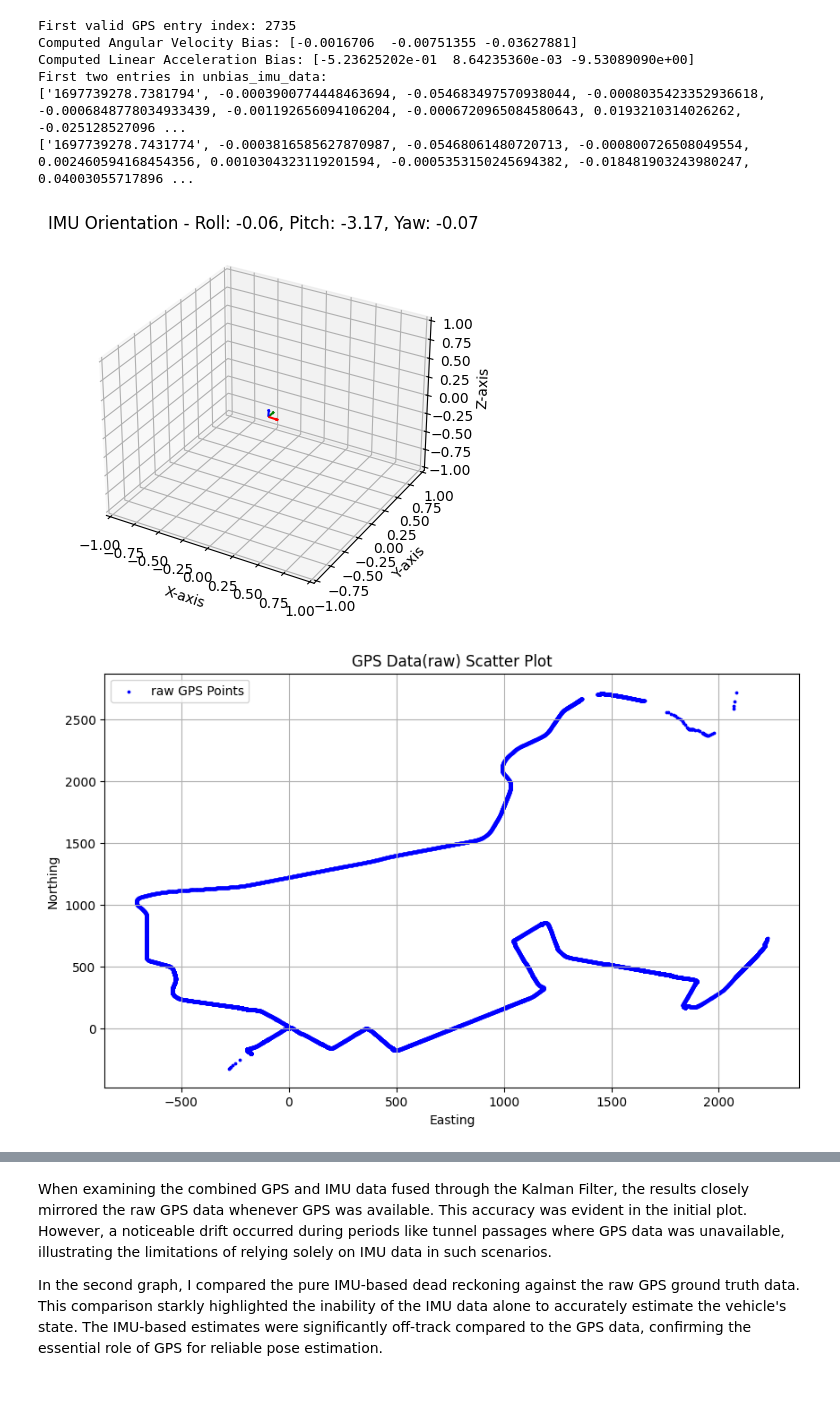
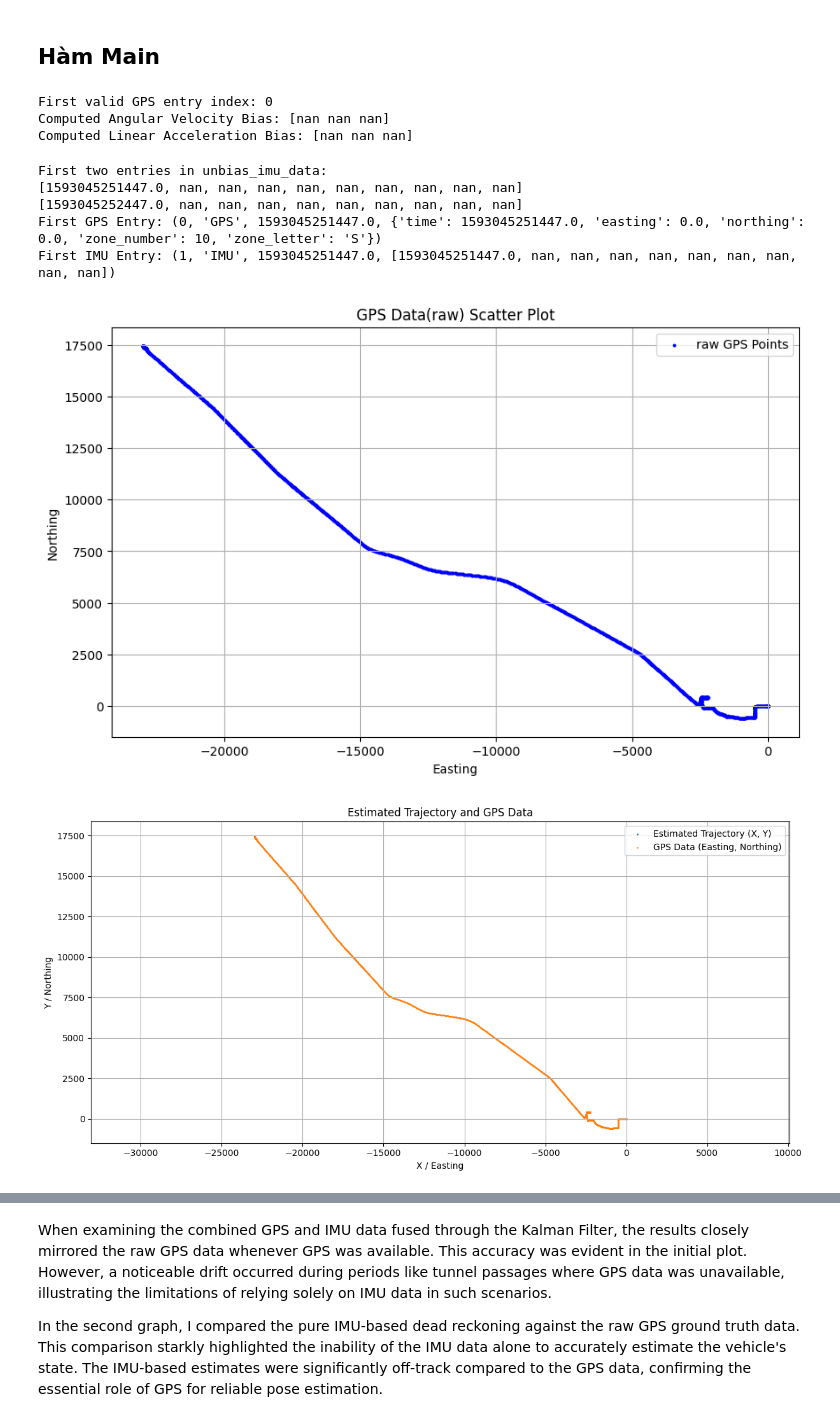
Before and after one commit to luhen168/DATN_20232, a Jupyter notebook: Code/SensorFusion-KalmanFilter/KF_SensorFusion.ipynb, the cells around one changed output, grey strips where cells are left out. Drawn from its saved outputs; the diff is of its cells as text; code cells hidden in the pictures; blank space fills up the shorter version.

```diff
--- a/Code/SensorFusion-KalmanFilter/KF_SensorFusion.ipynb
+++ b/Code/SensorFusion-KalmanFilter/KF_SensorFusion.ipynb
@@ -495,57 +507,53 @@ class KF_SensorFusion:
         plt.grid(True)
         plt.tight_layout()
         plt.show()
+# %% [markdown]
+## Hàm Main
 # %%
 
 if __name__ == "__main__":
     # Define file paths for GPS and IMU data
-    gps_csv_file = 'gps_data.csv'
-    imu_csv_file = 'imu_data.csv'
+    gps_csv_file = r'C:\Users\luan1\OneDrive\Desktop\DATN_20232\Code\GNSS-Positioning\gnss_latlong.csv'
+    imu_csv_file = r'C:\Users\luan1\OneDrive\Desktop\DATN_20232\Code\KalmanFilter\imu_averaged_original.csv'
 
-    # Create an instance of KF_SensorFusion
+    # Tạo đối tượng KF_SensorFusion và xử lý dữ liệu
     sensor_fusion = KF_SensorFusion(gps_csv_file, imu_csv_file)
-
-    # Load data from CSV files
     sensor_fusion.load_data()
-
-    # Convert GPS data to UTM coordinates
     sensor_fusion.gps_to_utm()
 
-    # Compute biases from IMU data
+    # Tính toán và gỡ bỏ sai số IMU
     angular_velocity_bias, linear_acceleration_bias, first_valid_index = sensor_fusion.compute_imu_biases(sensor_fusion.gps_data, sensor_fusion.imu_data)
-
-    # Unbias IMU data
     sensor_fusion.unbias_imu_data(angular_velocity_bias, linear_acceleration_bias)
 
-    # Compute stationary orientation of the IMU
-    avg_roll, avg_pitch, avg_yaw = sensor_fusion.compute_stationary_orientation(first_valid_index)
+    # Kết hợp dữ liệu GPS và IMU và sắp xếp theo timestamp
+    sensor_fusion.combine_sensor_data()
 
+    # Các bước tiếp theo của xử lý và phân tích dữ liệu...
     # Plot raw GPS data
     sensor_fusion.plot_gps_data()
-
-    # Combine GPS and IMU data and sort by timestamp
-    sensor_fusion.combine_sensor_data()
 
     # Run Kalman filter for sensor fusion
     sf_KF_state = sensor_fusion.run_kalman_filter()
 
     # Plot the estimated states from the Kalman filter against GPS data
     sensor_fusion.plot_kf_states(sf_KF_state)
 
     # Run dead reckoning for IMU data
     deadreckoned_IMU_estimates = sensor_fusion.run_dead_reckoning_for_IMU()
 
     # Plot dead-reckoned IMU estimates against raw GPS data
     sensor_fusion.plot_deadreckoned_imu_with_gps(deadreckoned_IMU_estimates)
 
     # Plot theta comparisons
     sensor_fusion.plot_theta_comparisons(sf_KF_state, deadreckoned_IMU_estimates)
 # %% [output]
-First valid GPS entry index: 2735
-Computed Angular Velocity Bias: [-0.0016706  -0.00751355 -0.03627881]
-Computed Linear Acceleration Bias: [-5.23625202e-01  8.64235360e-03 -9.53089090e+00]
-First two entries in unbias_imu_data:
-['1697739278.7381794', -0.0003900774448463694, -0.054683497570938044, -0.0008035423352936618, -0.0006848778034933439, -0.001192656094106204, -0.0006720965084580643, 0.0193210314026262, -0.025128527096 ...
-['1697739278.7431774', -0.0003816585627870987, -0.05468061480720713, -0.000800726508049554, 0.002460594168454356, 0.0010304323119201594, -0.0005353150245694382, -0.018481903243980247, 0.04003055717896 ...
+First valid GPS entry index: 0
+Computed Angular Velocity Bias: [nan nan nan]
+Computed Linear Acceleration Bias: [nan nan nan]
+First two entries in unbias_imu_data:
+[1593045251447.0, nan, nan, nan, nan, nan, nan, nan, nan, nan]
+[1593045252447.0, nan, nan, nan, nan, nan, nan, nan, nan, nan]
+First GPS Entry: (0, 'GPS', 1593045251447.0, {'time': 1593045251447.0, 'easting': 0.0, 'northing': 0.0, 'zone_number': 10, 'zone_letter': 'S'})
+First IMU Entry: (1, 'IMU', 1593045251447.0, [1593045251447.0, nan, nan, nan, nan, nan, nan, nan, nan, nan])
-[figure, old version]
+[figure, new version]
-[figure, old version]
+[figure, new version]
```
Also changed, not shown: parts of 3 cells of this notebook, 12 other files.
